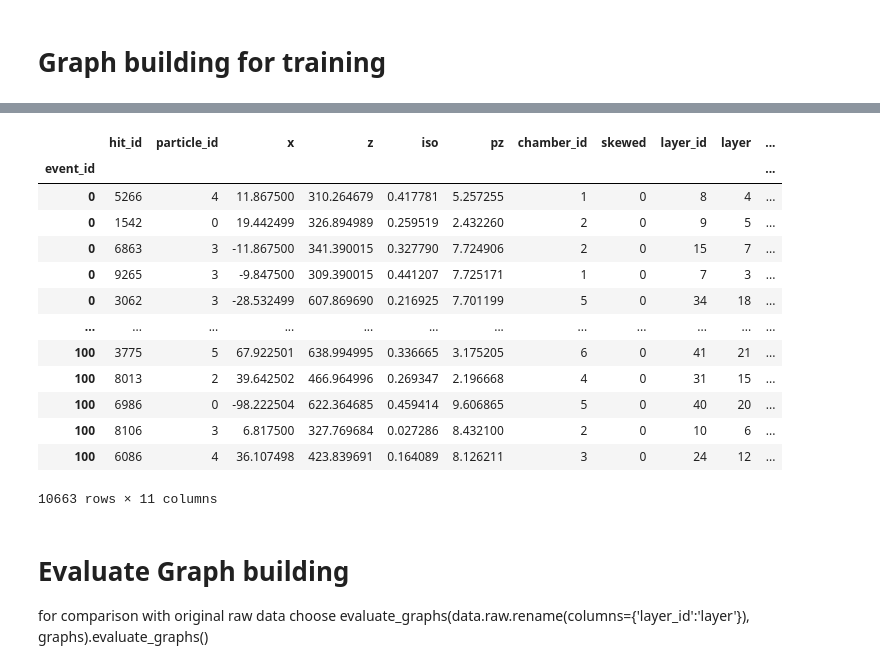
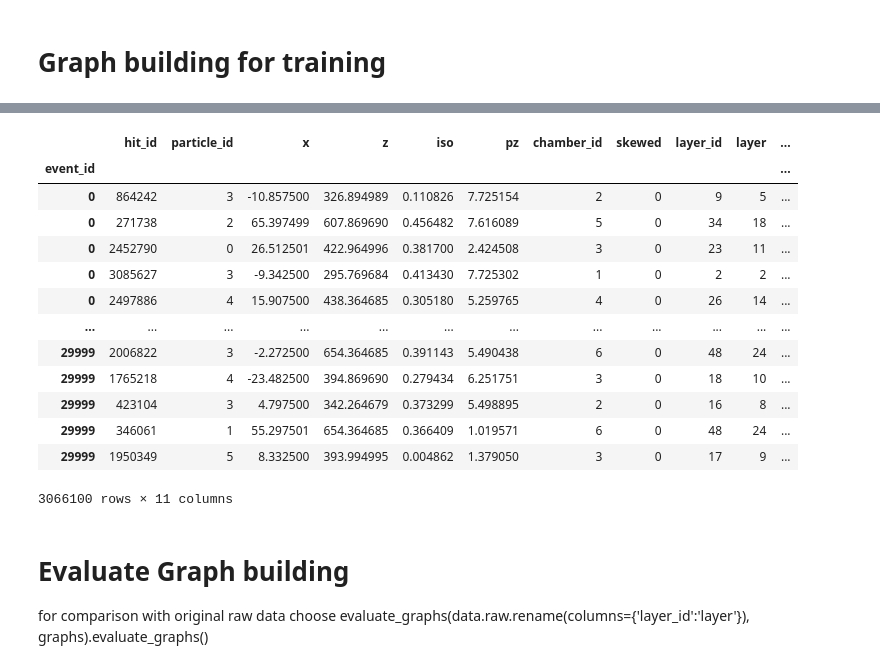
Before and after one commit to grheine/IN_hls4ml, a Jupyter notebook: IN_pipeline.ipynb, the cells around one changed output, grey strips where cells are left out. Cells and saved outputs as stored; diff of their text form; code cells hidden in the pictures.

```diff
--- a/IN_pipeline.ipynb
+++ b/IN_pipeline.ipynb
@@ -60,9 +43,9 @@ raw
 Choose number of events to be analysed
 # %%
 nevents = raw.index.max()
-nevents = 100
-node_dim = 3
-edge_dim = 3
+nevents = 300
+node_dim = 2
+edge_dim = 2
 # %% [markdown]
 # Investigate raw data
 # %%
@@ -91,12 +74,12 @@ Wall time: 5.01 µs
 # %%
 %%time
 in_dir = 'data/graphs'
-data = build_graphs(raw,end=nevents, shuffle=True,  pz_min=0.003, remove_duplicates=True, slope=5.)
+data = build_graphs(raw,end=30000, shuffle=True,  pz_min=0.003, remove_duplicates=True, slope=0.6)
 
 create_g = False
 
 if create_g:
-    graphs = data.create_graph_list(node_dim=3, edge_dim=3,minlayer=0, maxlayer=24)
+    graphs = data.create_graph_list(node_dim=4, edge_dim=4, minlayer=0, maxlayer=24)
     targets = []
 
     data_paths = [i for i in (os.path.join(in_dir, f) for f in os.listdir(in_dir)) if os.path.isfile(i)]
@@ -115,7 +98,7 @@ if create_g:
     print(f'signal fraction true/all edges: {np.sum(targets)/len(targets)}')
 
 else:
-    graphs = load_graphs(in_dir, nevents, node_dim, edge_dim)
+    graphs = load_graphs(in_dir, nevents, node_dim, edge_dim) #load n random sample graphs
 
 #show preprocessed data
 data.events.sort_index()
@@ -125,17 +108,17 @@ Wall time: 155 ms
 |  | hit_id | particle_id | x | z | iso | pz | chamber_id | skewed | layer_id | layer | ... |
 | event_id |  |  |  |  |  |  |  |  |  |  | ... |
-| 0 | 5266 | 4 | 11.867500 | 310.264679 | 0.417781 | 5.257255 | 1 | 0 | 8 | 4 | ... |
-| 0 | 1542 | 0 | 19.442499 | 326.894989 | 0.259519 | 2.432260 | 2 | 0 | 9 | 5 | ... |
-| 0 | 6863 | 3 | -11.867500 | 341.390015 | 0.327790 | 7.724906 | 2 | 0 | 15 | 7 | ... |
-| 0 | 9265 | 3 | -9.847500 | 309.390015 | 0.441207 | 7.725171 | 1 | 0 | 7 | 3 | ... |
-| 0 | 3062 | 3 | -28.532499 | 607.869690 | 0.216925 | 7.701199 | 5 | 0 | 34 | 18 | ... |
+| 0 | 864242 | 3 | -10.857500 | 326.894989 | 0.110826 | 7.725154 | 2 | 0 | 9 | 5 | ... |
+| 0 | 271738 | 2 | 65.397499 | 607.869690 | 0.456482 | 7.616089 | 5 | 0 | 34 | 18 | ... |
+| 0 | 2452790 | 0 | 26.512501 | 422.964996 | 0.381700 | 2.424508 | 3 | 0 | 23 | 11 | ... |
+| 0 | 3085627 | 3 | -9.342500 | 295.769684 | 0.413430 | 7.725302 | 1 | 0 | 2 | 2 | ... |
+| 0 | 2497886 | 4 | 15.907500 | 438.364685 | 0.305180 | 5.259765 | 4 | 0 | 26 | 14 | ... |
 | ... | ... | ... | ... | ... | ... | ... | ... | ... | ... | ... | ... |
-| 100 | 3775 | 5 | 67.922501 | 638.994995 | 0.336665 | 3.175205 | 6 | 0 | 41 | 21 | ... |
-| 100 | 8013 | 2 | 39.642502 | 466.964996 | 0.269347 | 2.196668 | 4 | 0 | 31 | 15 | ... |
-| 100 | 6986 | 0 | -98.222504 | 622.364685 | 0.459414 | 9.606865 | 5 | 0 | 40 | 20 | ... |
-| 100 | 8106 | 3 | 6.817500 | 327.769684 | 0.027286 | 8.432100 | 2 | 0 | 10 | 6 | ... |
-| 100 | 6086 | 4 | 36.107498 | 423.839691 | 0.164089 | 8.126211 | 3 | 0 | 24 | 12 | ... |
+| 29999 | 2006822 | 3 | -2.272500 | 654.364685 | 0.391143 | 5.490438 | 6 | 0 | 48 | 24 | ... |
+| 29999 | 1765218 | 4 | -23.482500 | 394.869690 | 0.279434 | 6.251751 | 3 | 0 | 18 | 10 | ... |
+| 29999 | 423104 | 3 | 4.797500 | 342.264679 | 0.373299 | 5.498895 | 2 | 0 | 16 | 8 | ... |
+| 29999 | 346061 | 1 | 55.297501 | 654.364685 | 0.366409 | 1.019571 | 6 | 0 | 48 | 24 | ... |
+| 29999 | 1950349 | 5 | 8.332500 | 393.994995 | 0.004862 | 1.379050 | 3 | 0 | 17 | 9 | ... |
-10663 rows × 11 columns
+3066100 rows × 11 columns
 # %% [markdown]
 # Evaluate Graph building
 for comparison with original raw data choose evaluate_graphs(data.raw.rename(columns={'layer_id':'layer'}), graphs).evaluate_graphs()
```
Also changed, not shown: parts of 16 cells of this notebook, 8 other files.
